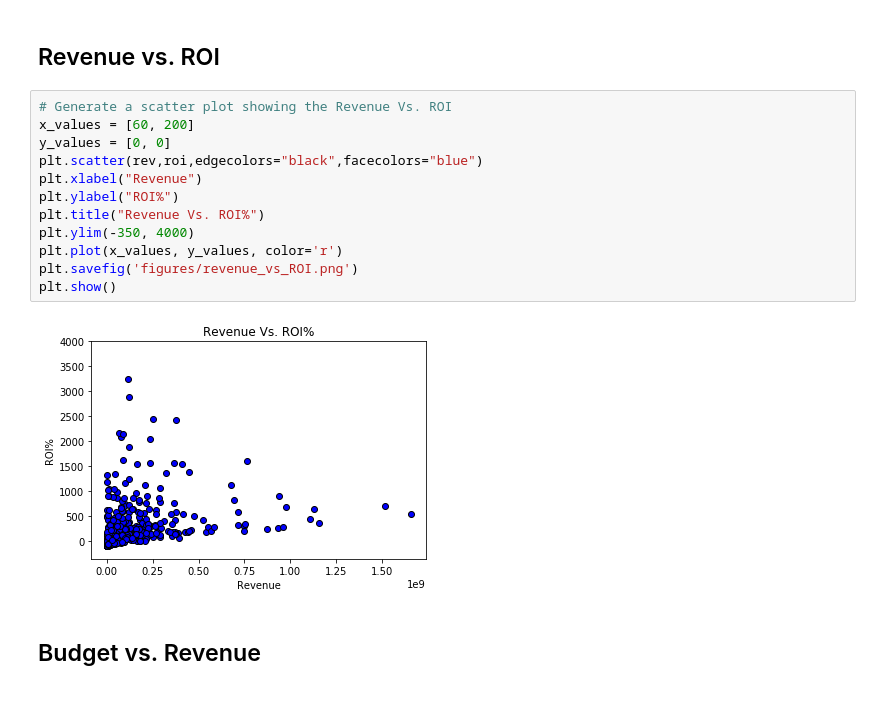
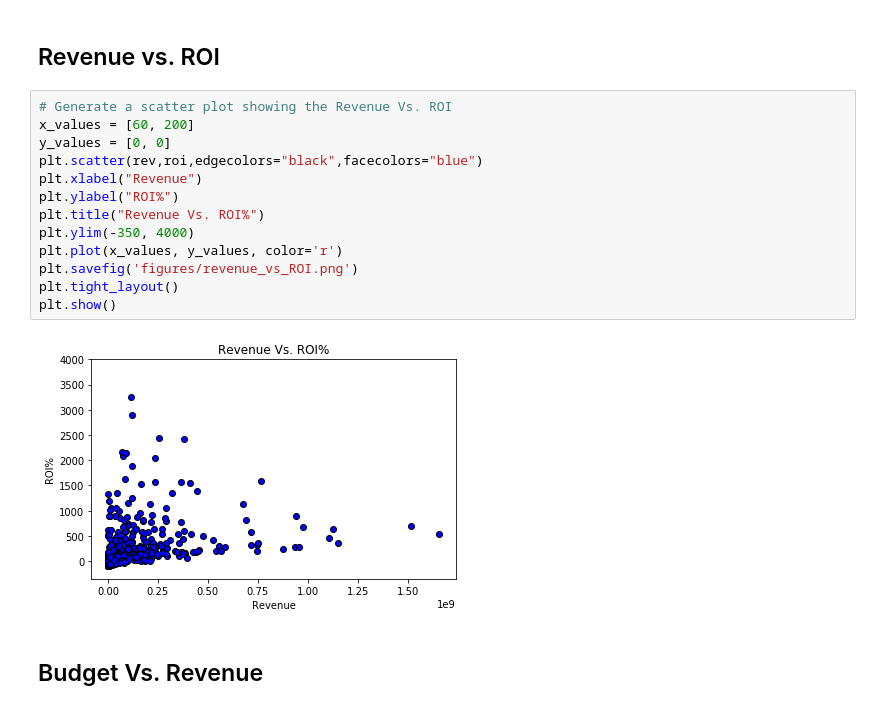
Before and after one commit to rmoesw01/Movies_making_money, a Jupyter notebook: Abla_scatter_plots.ipynb, the cells around one changed output. Drawn from its saved outputs; the diff is of its cells as text.

```diff
--- a/Abla_scatter_plots.ipynb
+++ b/Abla_scatter_plots.ipynb
@@ -124,16 +126,17 @@ plt.show()
 # %%
 # Generate a scatter plot showing the Revenue Vs. ROI
 x_values = [60, 200]
 y_values = [0, 0]
 plt.scatter(rev,roi,edgecolors="black",facecolors="blue")
 plt.xlabel("Revenue")
 plt.ylabel("ROI%")
 plt.title("Revenue Vs. ROI%")
 plt.ylim(-350, 4000)
 plt.plot(x_values, y_values, color='r')
 plt.savefig('figures/revenue_vs_ROI.png')
+plt.tight_layout()
 plt.show()
 # %% [output]
-[figure, old version]
+[figure, new version]
 # %% [markdown]
-## Budget vs. Revenue
+## Budget Vs. Revenue
```
Also changed, not shown: parts of 4 cells of this notebook, 3 other files.
